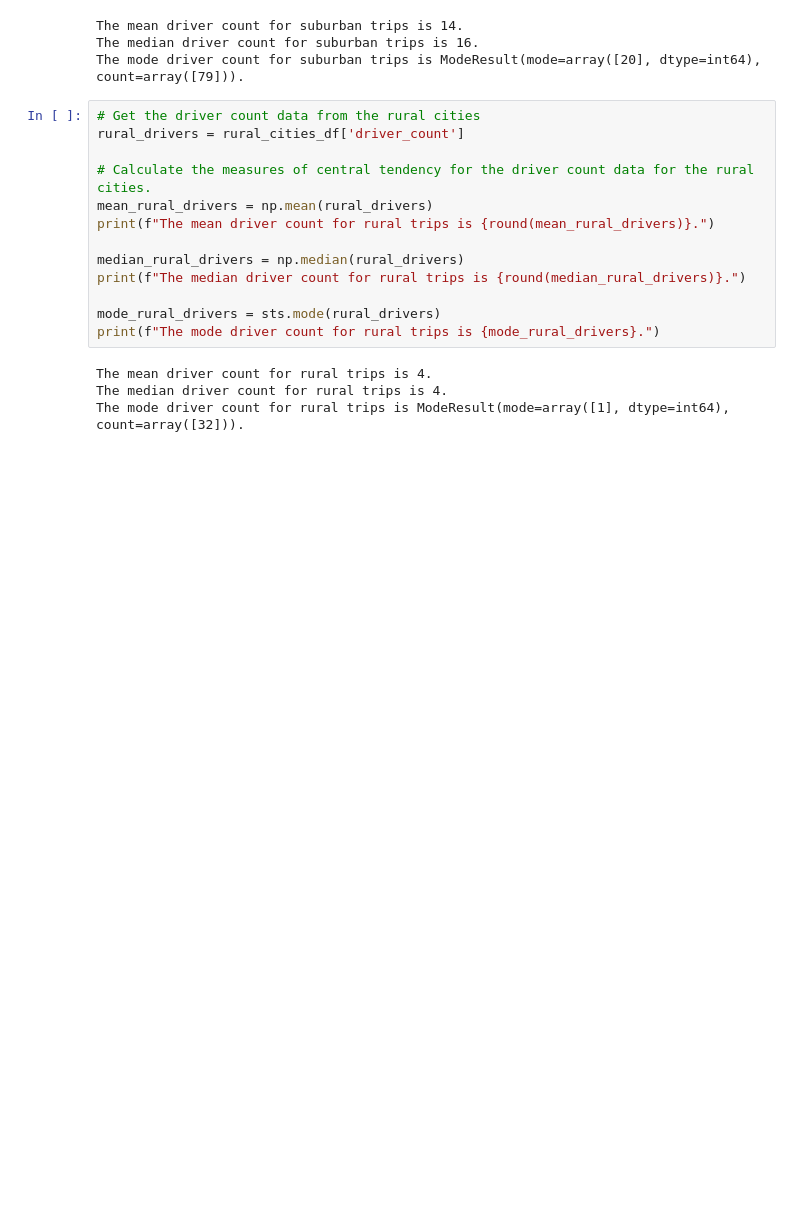
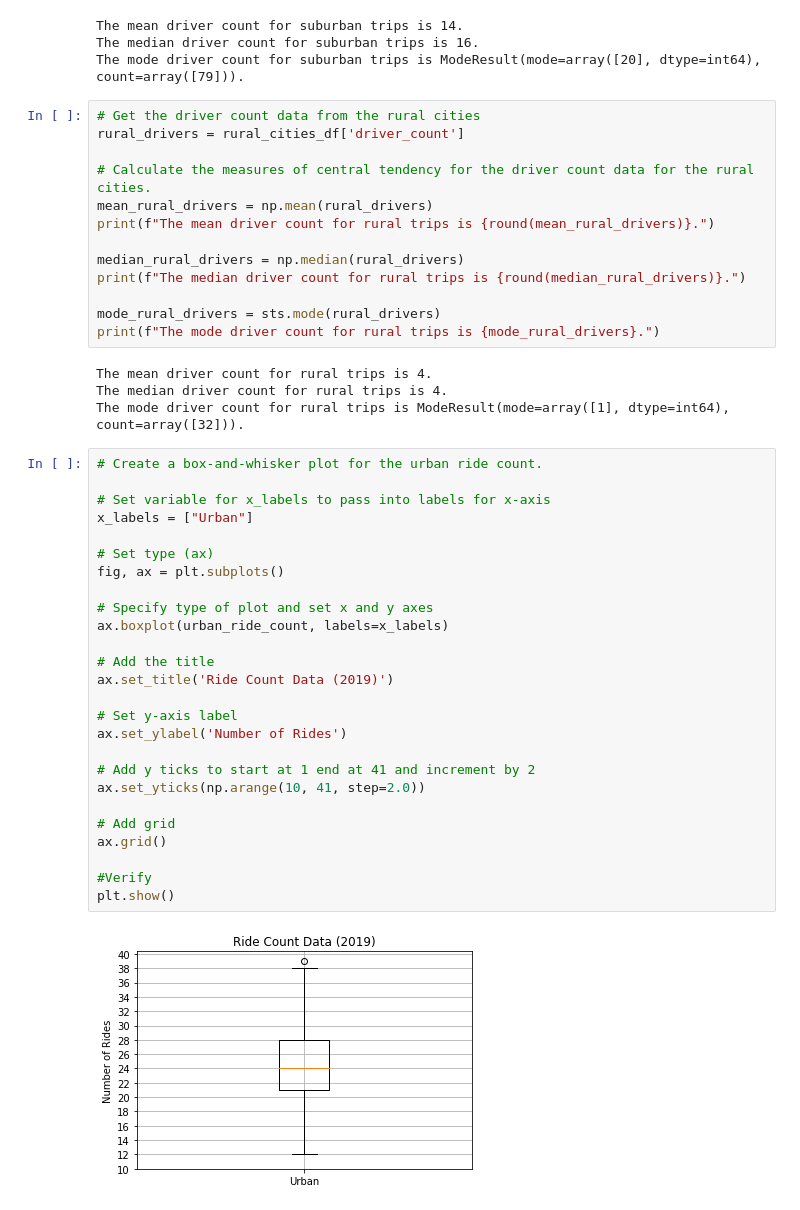
Before and after one commit to rachelc313/PyBer_Analysis, a Jupyter notebook: PyBer.ipynb, the cells around one changed output. Cells and saved outputs as stored; diff of their text form; blank space fills up the shorter version.

Commit message:
Partially completed module through 5.4.4 - merged the ride count data into one box-and-whisker plot

```diff
--- a/PyBer.ipynb
+++ b/PyBer.ipynb
@@ -682,3 +682,31 @@ print(f"The mode driver count for rural trips is {mode_rural_drivers}.")
 The mean driver count for rural trips is 4.
 The median driver count for rural trips is 4.
 The mode driver count for rural trips is ModeResult(mode=array([1], dtype=int64), count=array([32])).
+# %%
+# Create a box-and-whisker plot for the urban ride count.
+
+# Set variable for x_labels to pass into labels for x-axis
+x_labels = ["Urban"]
+
+# Set type (ax)
+fig, ax = plt.subplots()
+
+# Specify type of plot and set x and y axes
+ax.boxplot(urban_ride_count, labels=x_labels)
+
+# Add the title
+ax.set_title('Ride Count Data (2019)')
+
+# Set y-axis label
+ax.set_ylabel('Number of Rides')
+
+# Add y ticks to start at 1 end at 41 and increment by 2
+ax.set_yticks(np.arange(10, 41, step=2.0))
+
+# Add grid
+ax.grid()
+
+#Verify
+plt.show()
+# %% [output]
+[figure, added]
```
Also changed, not shown: parts of 3 cells of this notebook, 1 other file.
